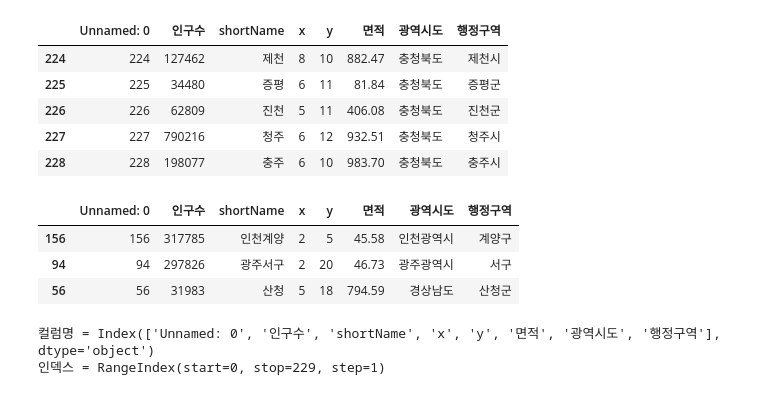
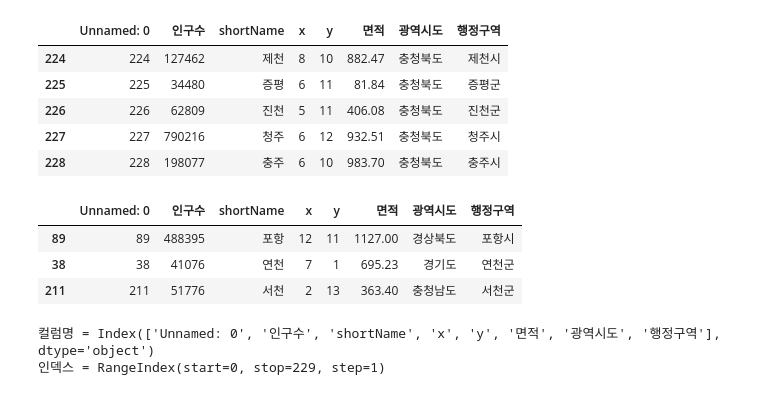
Before and after one commit to mysoyul/Python_WebScraping_Analysis_202511, a Jupyter notebook: 03.행정구역정보_분석과시각화.ipynb, the cells around one changed output. Saved outputs shown, nothing was run; the diff lists cells and outputs as text; code cells hidden in the pictures.

```diff
--- a/03.행정구역정보_분석과시각화.ipynb
+++ b/03.행정구역정보_분석과시각화.ipynb
@@ -41,9 +41,10 @@ data.tail()
 | 228 | 228 | 198077 | 충주 | 6 | 10 | 983.70 | 충청북도 | 충주시 |
 # %%
 # sample() 함수
+data.sample(3)
 # %% [output]
 |  | Unnamed: 0 | 인구수 | shortName | x | y | 면적 | 광역시도 | 행정구역 |
-| 156 | 156 | 317785 | 인천계양 | 2 | 5 | 45.58 | 인천광역시 | 계양구 |
-| 94 | 94 | 297826 | 광주서구 | 2 | 20 | 46.73 | 광주광역시 | 서구 |
-| 56 | 56 | 31983 | 산청 | 5 | 18 | 794.59 | 경상남도 | 산청군 |
+| 89 | 89 | 488395 | 포항 | 12 | 11 | 1127.00 | 경상북도 | 포항시 |
+| 38 | 38 | 41076 | 연천 | 7 | 1 | 695.23 | 경기도 | 연천군 |
+| 211 | 211 | 51776 | 서천 | 2 | 13 | 363.40 | 충청남도 | 서천군 |
 # %%
```
Also changed, not shown: parts of 9 cells of this notebook.
